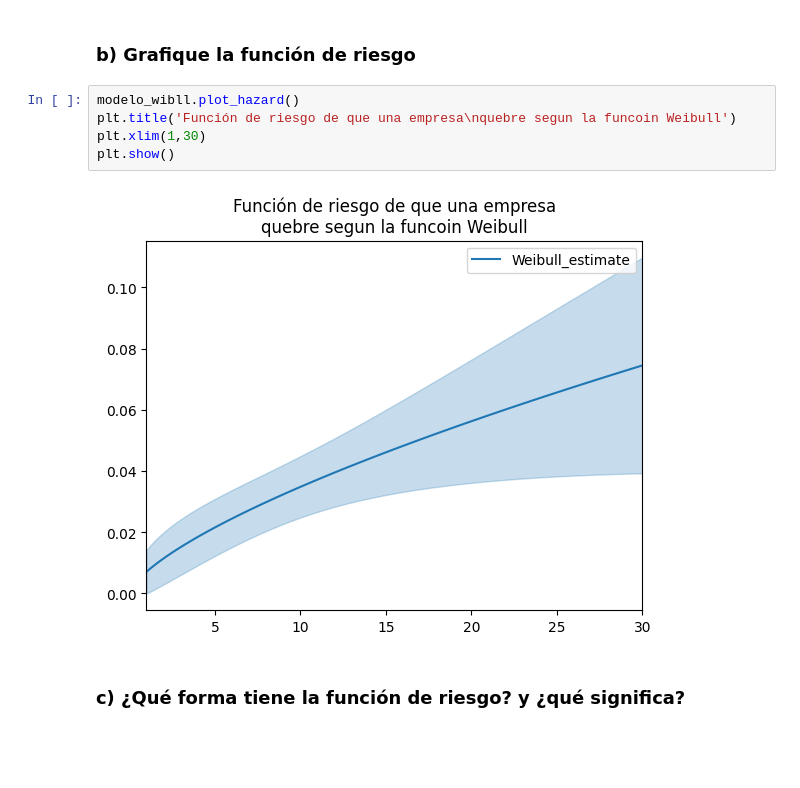
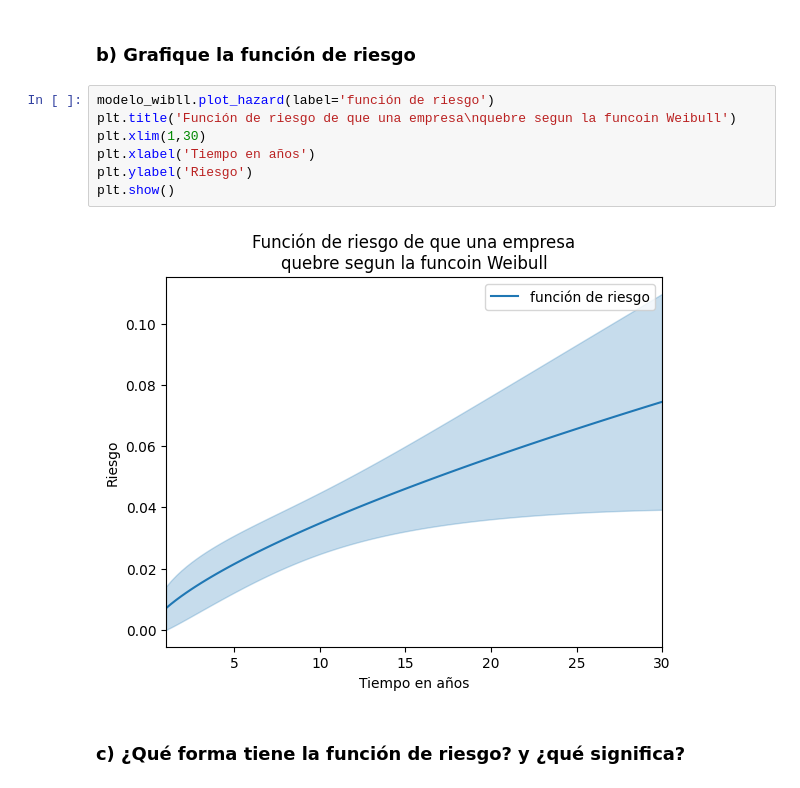
Before and after one commit to SalvadorAlmaguer0/EstadisticaAplicada, a Jupyter notebook: Actividad5_SAO_2076430_EAG41_sep2023.ipynb, the cells around one changed output. Cells and saved outputs as stored; diff of their text form; blank space fills up the shorter version.

```diff
--- a/Actividad5_SAO_2076430_EAG41_sep2023.ipynb
+++ b/Actividad5_SAO_2076430_EAG41_sep2023.ipynb
@@ -69,12 +71,14 @@ modelo_wibll = WeibullFitter().fit(df_quiebra['tiempo'], df_quiebra['quebrar'])
 # %% [markdown]
 ### b) Grafique la función de riesgo
 # %%
-modelo_wibll.plot_hazard()
+modelo_wibll.plot_hazard(label='función de riesgo')
 plt.title('Función de riesgo de que una empresa\nquebre segun la funcoin Weibull')
 plt.xlim(1,30)
+plt.xlabel('Tiempo en años')
+plt.ylabel('Riesgo')
 plt.show()
 # %% [output]
-[figure, old version]
+[figure, new version]
 # %% [markdown]
 ### c) ¿Qué forma tiene la función de riesgo? y ¿qué significa?
 # %%
```
Also changed, not shown: parts of 3 cells of this notebook.
